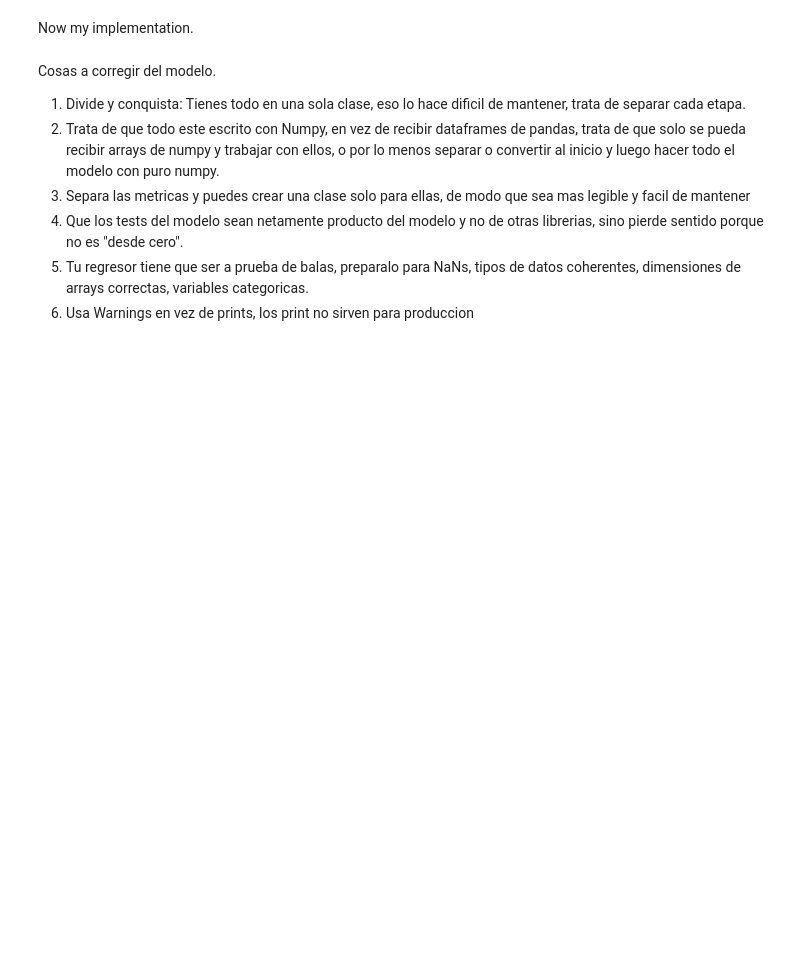
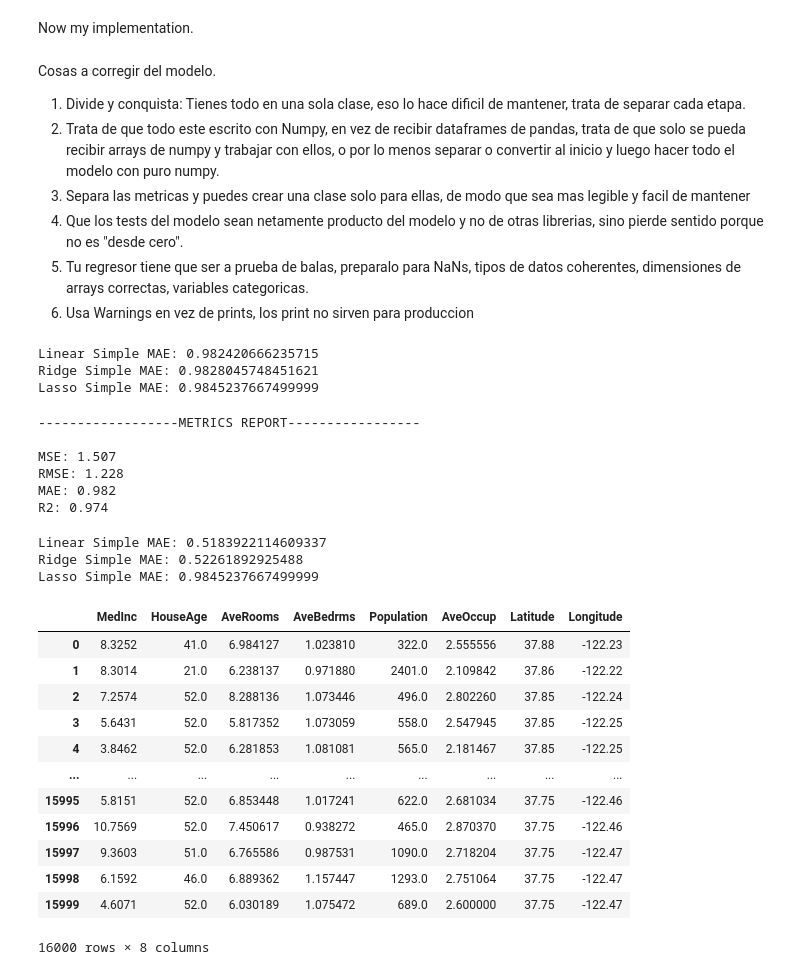
Before and after one commit to juanfortunof/Linear-Regression-From-Scratch, a Jupyter notebook: LinReg_Dev.ipynb, the cells around one changed output. Saved outputs shown, nothing was run; the diff lists cells and outputs as text; code cells hidden in the pictures; blank space fills up the shorter version.

Commit message:
All the Unit tests passed, now time to design the API for the Regressor.

```diff
--- a/LinReg_Dev.ipynb
+++ b/LinReg_Dev.ipynb
@@ -249,3 +232,69 @@ Cosas a corregir del modelo.
 4. Que los tests del modelo sean netamente producto del modelo y no de otras librerias, sino pierde sentido porque no es "desde cero".
 5. Tu regresor tiene que ser a prueba de balas, preparalo para NaNs, tipos de datos coherentes, dimensiones de arrays correctas, variables categoricas.
 6. Usa Warnings en vez de prints, los print no sirven para produccion
+# %%
+LR = LinearRegression()
+RR = Ridge(alpha=1000)
+LassoR = Lasso(alpha=1000)
+
+LR.fit(X_simple_train, y_train)
+LR_pred = LR.predict(X_simple_test)
+
+RR.fit(X_simple_train, y_train)
+RR_pred = RR.predict(X_simple_test)
+
+LassoR.fit(X_simple_train, y_train)
+LassoR_pred = LassoR.predict(X_simple_test)
+
+print(f'Linear Simple MAE: {mean_absolute_error(y_test, LR_pred)}')
+print(f'Ridge Simple MAE: {mean_absolute_error(y_test, RR_pred)}')
+print(f'Lasso Simple MAE: {mean_absolute_error(y_test, LassoR_pred)}')
+# %% [output]
+Linear Simple MAE: 0.982420666235715
+Ridge Simple MAE: 0.9828045748451621
+Lasso Simple MAE: 0.9845237667499999
+# %%
+Juan_LR = LinearRegressor()
+Juan_LR.fit(X_simple_train, y_train)
+pred_Juan_simple = Juan_LR.predict(X_simple_test)
+Juan_LR.get_metrics_report(X_simple_test, pred_Juan_simple, y_test, charts=False)
+# %% [output]
+------------------METRICS REPORT-----------------
+
+MSE: 1.507
+RMSE: 1.228
+MAE: 0.982
+R2: 0.974
+# %%
+LR.fit(X_mult_train, y_train)
+LR_pred_mult = LR.predict(X_mult_test)
+
+RR.fit(X_mult_train, y_train)
+RR_pred_mult = RR.predict(X_mult_test)
+
+LassoR.fit(X_mult_train, y_train)
+LassoR_pred_mult = LassoR.predict(X_mult_test)
+
+print(f'Linear Simple MAE: {mean_absolute_error(y_test, LR_pred_mult)}')
+print(f'Ridge Simple MAE: {mean_absolute_error(y_test, RR_pred_mult)}')
+print(f'Lasso Simple MAE: {mean_absolute_error(y_test, LassoR_pred_mult)}')
+# %% [output]
+Linear Simple MAE: 0.5183922114609337
+Ridge Simple MAE: 0.52261892925488
+Lasso Simple MAE: 0.9845237667499999
+# %%
+X_mult_train
+# %% [output]
+|  | MedInc | HouseAge | AveRooms | AveBedrms | Population | AveOccup | Latitude | Longitude |
+| 0 | 8.3252 | 41.0 | 6.984127 | 1.023810 | 322.0 | 2.555556 | 37.88 | -122.23 |
+| 1 | 8.3014 | 21.0 | 6.238137 | 0.971880 | 2401.0 | 2.109842 | 37.86 | -122.22 |
+| 2 | 7.2574 | 52.0 | 8.288136 | 1.073446 | 496.0 | 2.802260 | 37.85 | -122.24 |
+| 3 | 5.6431 | 52.0 | 5.817352 | 1.073059 | 558.0 | 2.547945 | 37.85 | -122.25 |
+| 4 | 3.8462 | 52.0 | 6.281853 | 1.081081 | 565.0 | 2.181467 | 37.85 | -122.25 |
+| ... | ... | ... | ... | ... | ... | ... | ... | ... |
+| 15995 | 5.8151 | 52.0 | 6.853448 | 1.017241 | 622.0 | 2.681034 | 37.75 | -122.46 |
+| 15996 | 10.7569 | 52.0 | 7.450617 | 0.938272 | 465.0 | 2.870370 | 37.75 | -122.46 |
+| 15997 | 9.3603 | 51.0 | 6.765586 | 0.987531 | 1090.0 | 2.718204 | 37.75 | -122.47 |
+| 15998 | 6.1592 | 46.0 | 6.889362 | 1.157447 | 1293.0 | 2.751064 | 37.75 | -122.47 |
+| 15999 | 4.6071 | 52.0 | 6.030189 | 1.075472 | 689.0 | 2.600000 | 37.75 | -122.47 |
+16000 rows × 8 columns
```
Also changed, not shown: parts of 18 cells of this notebook, 2 other files.
